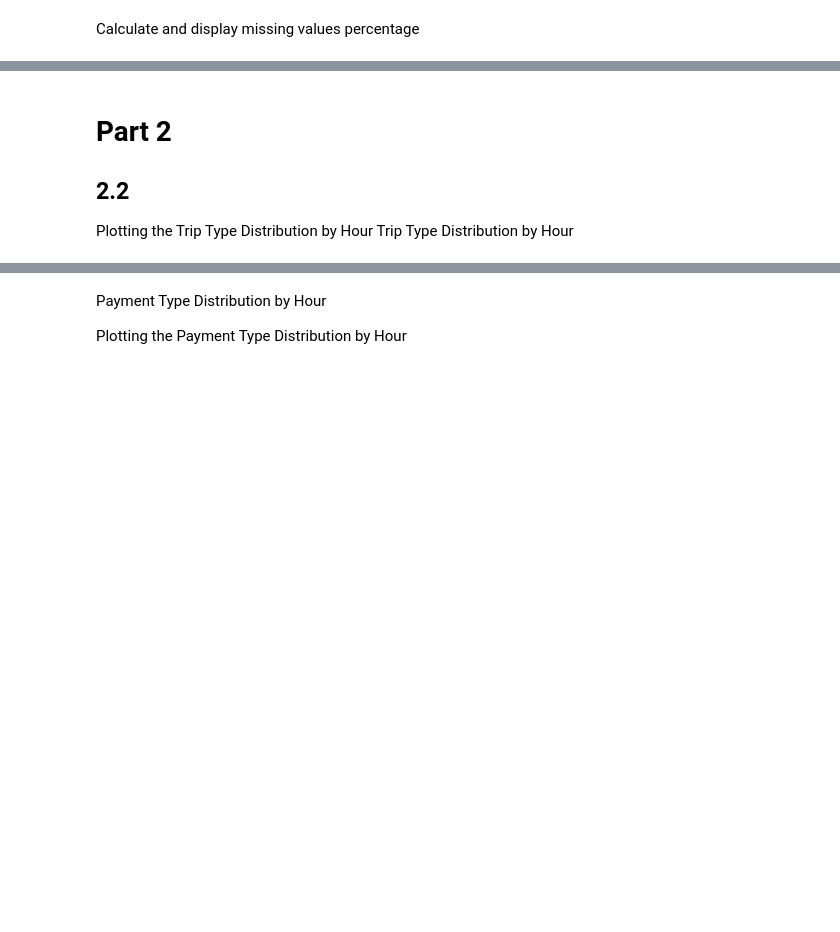
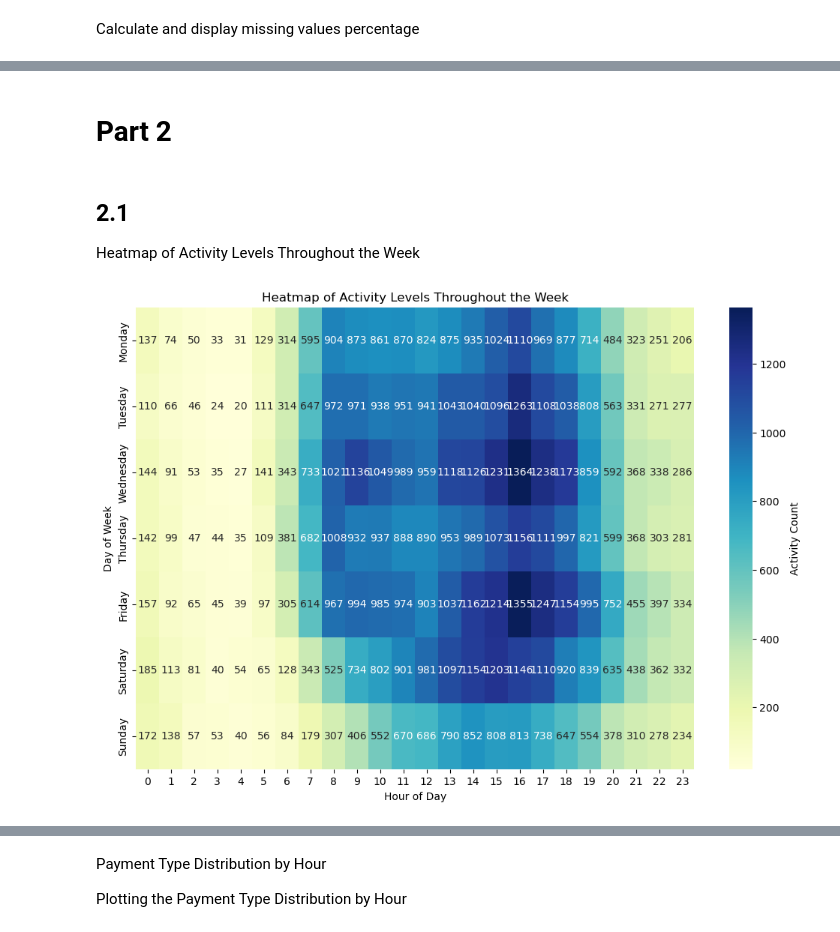
Before and after one commit to sagharrezanavaz/Transportation-Project, a Jupyter notebook: Project.ipynb, the cells around one changed output, grey strips where cells are left out. Cells and saved outputs as stored; diff of their text form; code cells hidden in the pictures; blank space fills up the shorter version.

```diff
--- a/Project.ipynb
+++ b/Project.ipynb
@@ -179,8 +188,22 @@ PU_EWR                      PU_EWR              0.0
 PU_Manhattan          PU_Manhattan              0.0
 PU_Queens                PU_Queens              0.0
 PU_Staten Island  PU_Staten Island              0.0
-# %% [markdown]
-# Part 2
-## 2.2
-Plotting the Trip Type Distribution by Hour
-Trip Type Distribution by Hour
+# %% [markdown]
+# Part 2
+# %% [markdown]
+## 2.1
+
+Heatmap of Activity Levels Throughout the Week
+# %%
+df_1=df[:100000]
+heatmap_data = df_1.groupby(['weekday', 'pickup_hour']).size().unstack()
+
+plt.figure(figsize=(12, 8))
+sns.heatmap(heatmap_data, cmap="YlGnBu", annot=True, fmt="d", cbar_kws={"label": "Activity Count"})
+plt.gca().set_yticklabels(['Monday', 'Tuesday', 'Wednesday', 'Thursday', 'Friday', 'Saturday', 'Sunday'])
+plt.title("Heatmap of Activity Levels Throughout the Week")
+plt.xlabel("Hour of Day")
+plt.ylabel("Day of Week")
+plt.show()
+# %% [output]
+[figure, added]
```
Also changed, not shown: parts of 25 cells of this notebook.
